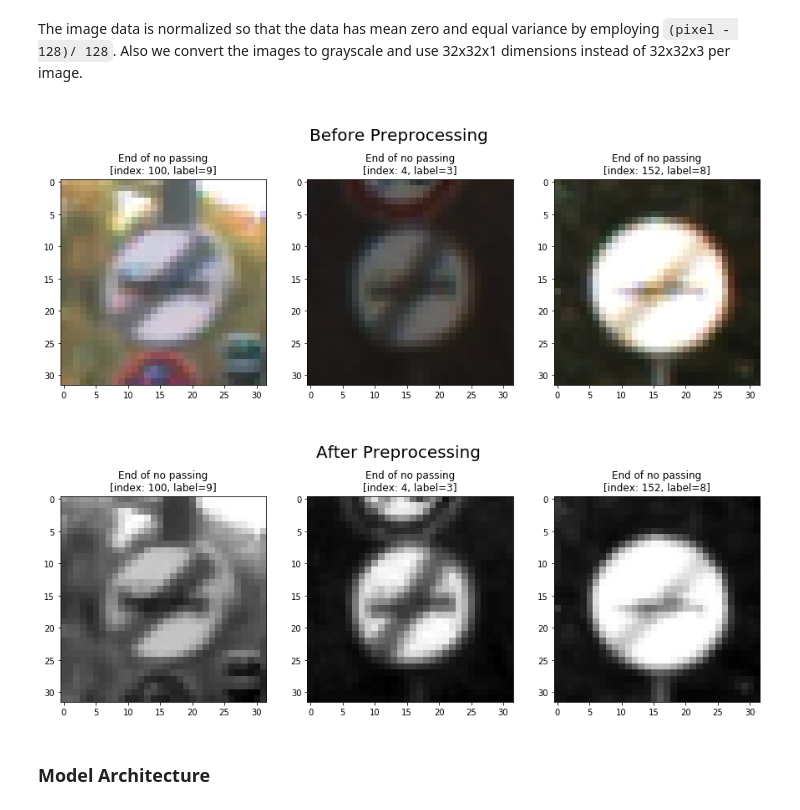
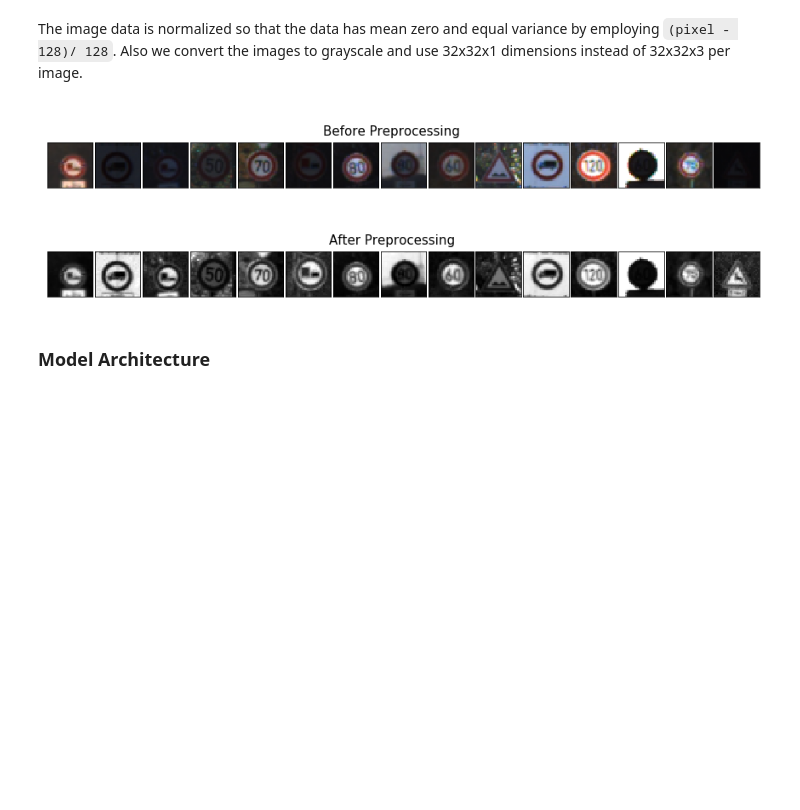
Before and after one commit to WakMun/TrafficSignClassifier, a Jupyter notebook: Traffic_Sign_Classifier.ipynb, the cells around one changed output. Drawn from its saved outputs; the diff is of its cells as text; code cells hidden in the pictures; blank space fills up the shorter version.

```diff
--- a/Traffic_Sign_Classifier.ipynb
+++ b/Traffic_Sign_Classifier.ipynb
@@ -135,8 +128,8 @@ Plotting 15 random Images from each class...
 # %%
 
 #Plot distribution of labels in train, test
-fig, axs = plt.subplots(1,3, figsize=(15, 4))
-fig.suptitle("Distribution of Labels", fontsize=20)
+fig, axs = plt.subplots(1,3, figsize=(15, 3))
+fig.suptitle("Distribution of Labels", fontsize=15)
 label = [y_train, y_test, y_valid]
 title=['Training Labels', 'Test Labels', 'Validation Labels']
 for i,ax in enumerate(axs.flat):
@@ -147,4 +140,5 @@ for i,ax in enumerate(axs.flat):
     ax.set_title(" \n\n")
     ax.yaxis.grid()
     ax.legend()
+plt.savefig('outImages/DistributionOfLabels.jpg', bbox_inches='tight')
 # %% [output]
@@ -188,28 +170,45 @@ X_train, y_train = shuffle(X_train, y_train)
 # %%
+from sklearn.utils import shuffle
+
+y_train = Y_train_orig.copy()
+X_train = preprocess(X_train_orig)
+X_train_preped = X_train.copy()
+Y_train_preped = Y_train_orig.copy()
+X_train = redim(X_train)
+X_valid = redim(preprocess(X_valid_orig))
+X_test = redim(preprocess(X_test_orig))
+X_train, y_train = shuffle(X_train, y_train)
 
 # Plot Sample training images after preprocessing
-fig, axs = plt.subplots(1,3, figsize=(15, 6))
-fig.suptitle("\nBefore Preprocessing", fontsize=20)
-#rand_index=random.sample(range(0, n_train), 3)
+rand_samples = 15
+fig, axs = plt.subplots(1,15, figsize=(15, 1.9))
+fig.suptitle("\nBefore Preprocessing", fontsize=15)
+rand_index=random.sample(range(0, n_train), rand_samples)
+plt.subplots_adjust(left=None, bottom=None, right=None, top=None, wspace=0.05, hspace=0)
 for i,ax in enumerate(axs.flat):
     ax.imshow(X_train_orig[rand_index[i]])
-    name_of_sign=labelName[Y_train_preped[rand_index[i]]]
-    label_of_sign = y_train[rand_index[i]]
-    ax.set_title("{0}\n[index: {1}, label={2}]".format(name_of_sign, rand_index[i], label_of_sign))
-
+    ax.get_xaxis().set_visible(False)
+    ax.get_yaxis().set_visible(False)
+    #name_of_sign=labelName[Y_train_preped[rand_index[i]]]
+    #label_of_sign = y_train[rand_index[i]]
+    #ax.set_title("{0}\n[index: {1}, label={2}]".format(name_of_sign, rand_index[i], label_of_sign))
+plt.savefig('outImages/b4Preprocess.jpg', bbox_inches='tight')
 
 # Plot Sample training images after preprocessing
-fig, axs = plt.subplots(1,3, figsize=(15, 6))
-fig.suptitle("\nAfter Preprocessing", fontsize=20)
-#rand_index=random.sample(range(0, n_train), 3)
+fig, axs = plt.subplots(1,15, figsize=(15, 1.9))
+fig.suptitle("\nAfter Preprocessing", fontsize=15)
+plt.subplots_adjust(left=None, bottom=None, right=None, top=None, wspace=0.05, hspace=0)
 for i,ax in enumerate(axs.flat):
     ax.imshow(X_train_preped[rand_index[i]], cmap='gray')
-    name_of_sign=labelName[Y_train_preped[rand_index[i]]]
-    label_of_sign = y_train[rand_index[i]]
-    ax.set_title("{0}\n[index: {1}, label={2}]".format(name_of_sign, rand_index[i], label_of_sign))
+    ax.get_xaxis().set_visible(False)
+    ax.get_yaxis().set_visible(False)
+    #name_of_sign=labelName[Y_train_preped[rand_index[i]]]
+    #label_of_sign = y_train[rand_index[i]]
+    #ax.set_title("{0}\n[index: {1}, label={2}]".format(name_of_sign, rand_index[i], label_of_sign))
+plt.savefig('outImages/afterPreprocess.jpg', bbox_inches='tight')
 # %% [output]
-[figure, old version]
+[figure, new version]
-[figure, old version]
+[figure, new version]
 # %% [markdown]
 ### Model Architecture
 # %%
```
Also changed, not shown: parts of 21 cells of this notebook, 23 other files.
